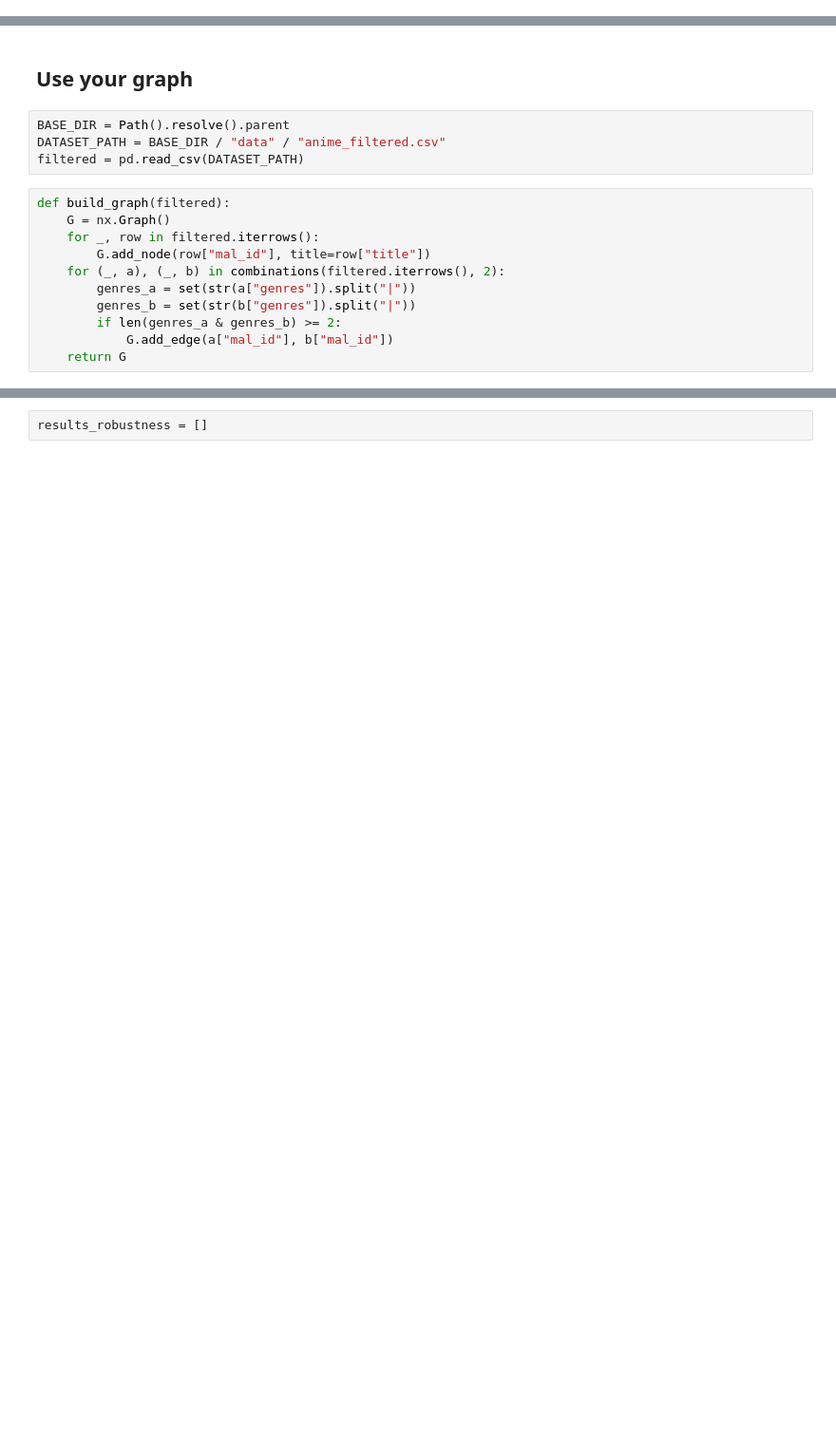
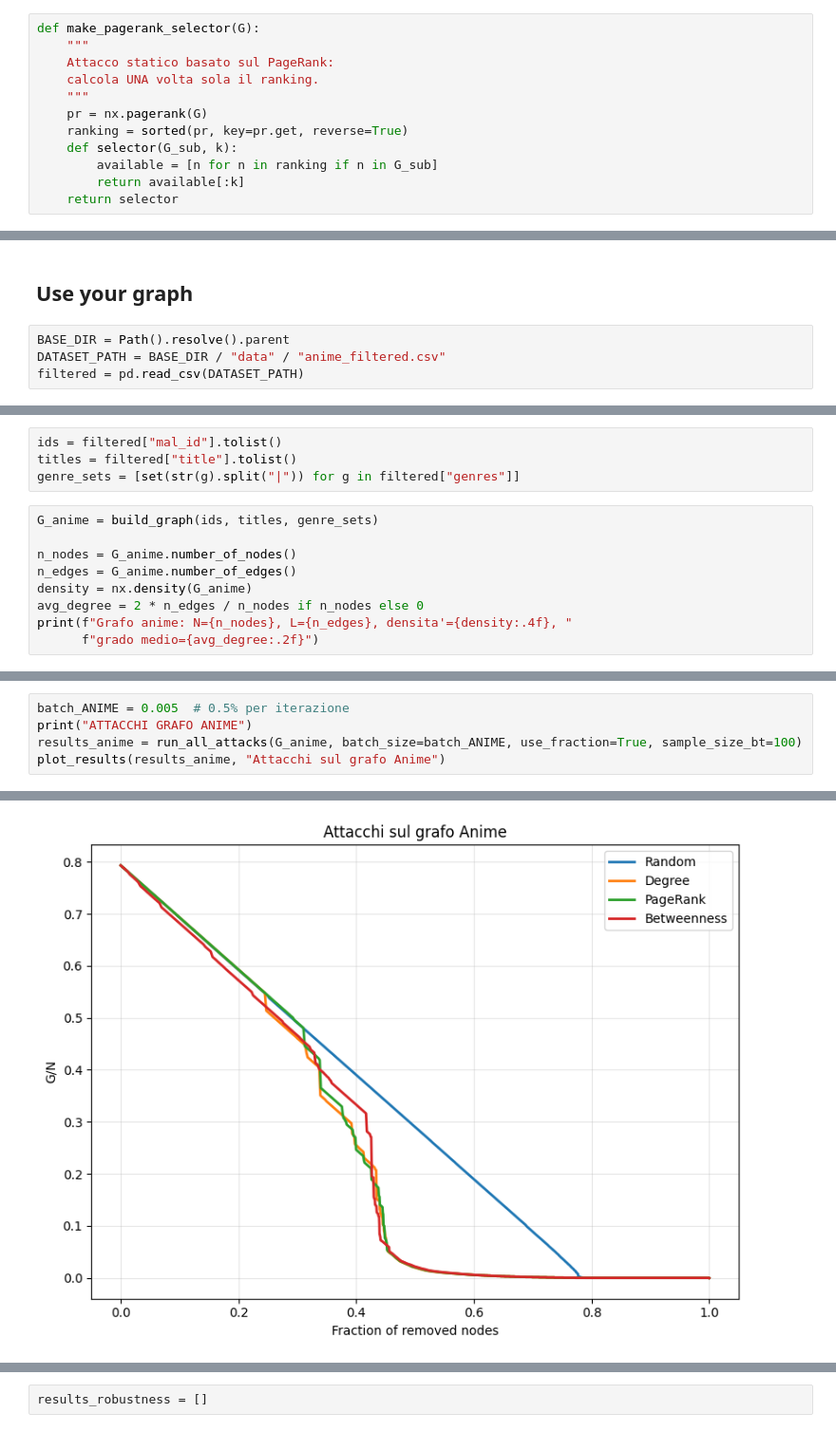
Before and after one commit to CamillaMagistrello/NETWORK_ANALYSIS, a Jupyter notebook: ASSIGNMENTS/src/assignment2.ipynb, the cells around one changed output, grey strips where cells are left out. Shown at 95% size. Drawn from its saved outputs; the diff is of its cells as text; blank space fills up the shorter version.

```diff
--- a/ASSIGNMENTS/src/assignment2.ipynb
+++ b/ASSIGNMENTS/src/assignment2.ipynb
@@ -74 +64,13 @@ def select_betweenness_fast(G, k, sample_size=500):
+# %%
+def make_pagerank_selector(G):
+    """
+    Attacco statico basato sul PageRank:
+    calcola UNA volta sola il ranking.
+    """
+    pr = nx.pagerank(G)
+    ranking = sorted(pr, key=pr.get, reverse=True)
+    def selector(G_sub, k):
+        available = [n for n in ranking if n in G_sub]
+        return available[:k]
+    return selector
 # %%
@@ -212,14 +196,3 @@ Betweenness (fast) 0.0
 BASE_DIR = Path().resolve().parent
 DATASET_PATH = BASE_DIR / "data" / "anime_filtered.csv"
 filtered = pd.read_csv(DATASET_PATH)
-# %%
-def build_graph(filtered):
-    G = nx.Graph()
-    for _, row in filtered.iterrows():
-        G.add_node(row["mal_id"], title=row["title"])
-    for (_, a), (_, b) in combinations(filtered.iterrows(), 2):
-        genres_a = set(str(a["genres"]).split("|"))
-        genres_b = set(str(b["genres"]).split("|"))
-        if len(genres_a & genres_b) >= 2:
-            G.add_edge(a["mal_id"], b["mal_id"])
-    return G
@@ -321,0 +237,13 @@ def add_edges_high_clustering(G, m=100):
+# %%
+ids = filtered["mal_id"].tolist()
+titles = filtered["title"].tolist()
+genre_sets = [set(str(g).split("|")) for g in filtered["genres"]]
+# %%
+G_anime = build_graph(ids, titles, genre_sets)
+
+n_nodes = G_anime.number_of_nodes()
+n_edges = G_anime.number_of_edges()
+density = nx.density(G_anime)
+avg_degree = 2 * n_edges / n_nodes if n_nodes else 0
+print(f"Grafo anime: N={n_nodes}, L={n_edges}, densita'={density:.4f}, "
+      f"grado medio={avg_degree:.2f}")
@@ -321,0 +265,6 @@ def add_edges_high_clustering(G, m=100):
+# %%
+batch_ANIME = 0.005  # 0.5% per iterazione
+print("ATTACCHI GRAFO ANIME")
+results_anime = run_all_attacks(G_anime, batch_size=batch_ANIME, use_fraction=True, sample_size_bt=100)
+plot_results(results_anime, "Attacchi sul grafo Anime")
+# %% [output]
@@ -321,0 +280 @@ def add_edges_high_clustering(G, m=100):
+[figure, added]
```
Also changed, not shown: parts of 39 cells of this notebook, 21 other files.
